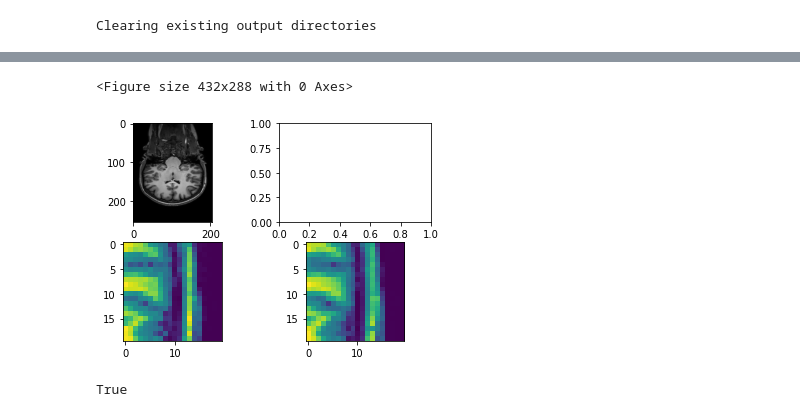
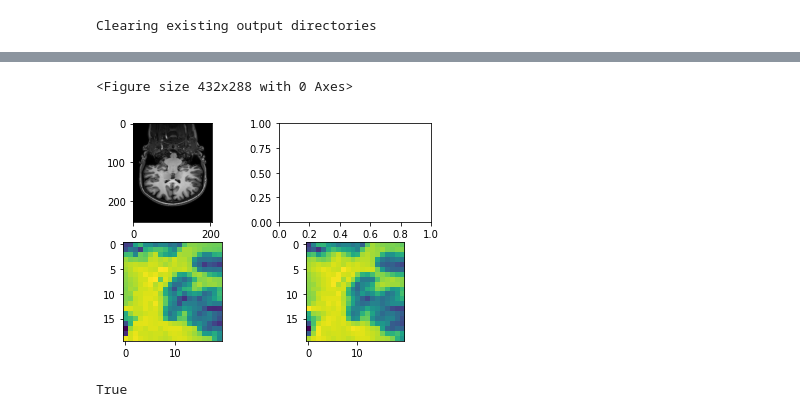
Before and after one commit to Lawreros/Super-Resolution, a Jupyter notebook: image_gen_class.ipynb, the cells around one changed output, grey strips where cells are left out. Saved outputs shown, nothing was run; the diff lists cells and outputs as text; code cells hidden in the pictures.

```diff
--- a/image_gen_class.ipynb
+++ b/image_gen_class.ipynb
@@ -300,7 +300,7 @@ class sr_gen():
 
         return im_h, im_l
 
-    def match_altered(self, update=False):
+    def match_altered(self, update=True, paths=False):
         # Get the files that have been generated in the output directory
         # If update is false, then just return a list of matched names, if true then
         # change the class variable values accordingly.
@@ -317,8 +317,10 @@ class sr_gen():
             # If you want to save these matched files as class variables
             self.HR_files = [self.HR_out_dir + _ for _ in matches]
             self.LR_files = [self.LR_out_dir + _ for _ in matches]
-        else:
-            return matches
+            print('HR and LR file locations updated')
+
+        if paths:
+            return self.HR_files, self.LR_files
 
     def change_out(self, HR_out_dir, LR_out_dir):
         # Change the output locations so you can save into a new file
@@ -366,8 +348,9 @@ qq.__get_inp__()
-# %%
-qq.__view_sample__()
-# %% [output]
-<Figure size 432x288 with 0 Axes>
-[figure, removed]
+# %%
+qq.match_altered(update=True)
+qq._view_sample_()
+# %% [output]
+<Figure size 432x288 with 0 Axes>
+[figure, added]
 # %%
 grayim = np.zeros(im_h.shape)
 grayim[:,:,0]= grayim[:,:,1] = grayim[:,:,2] = im_h[:,:,0]
```
Also changed, not shown: parts of 6 cells of this notebook.
